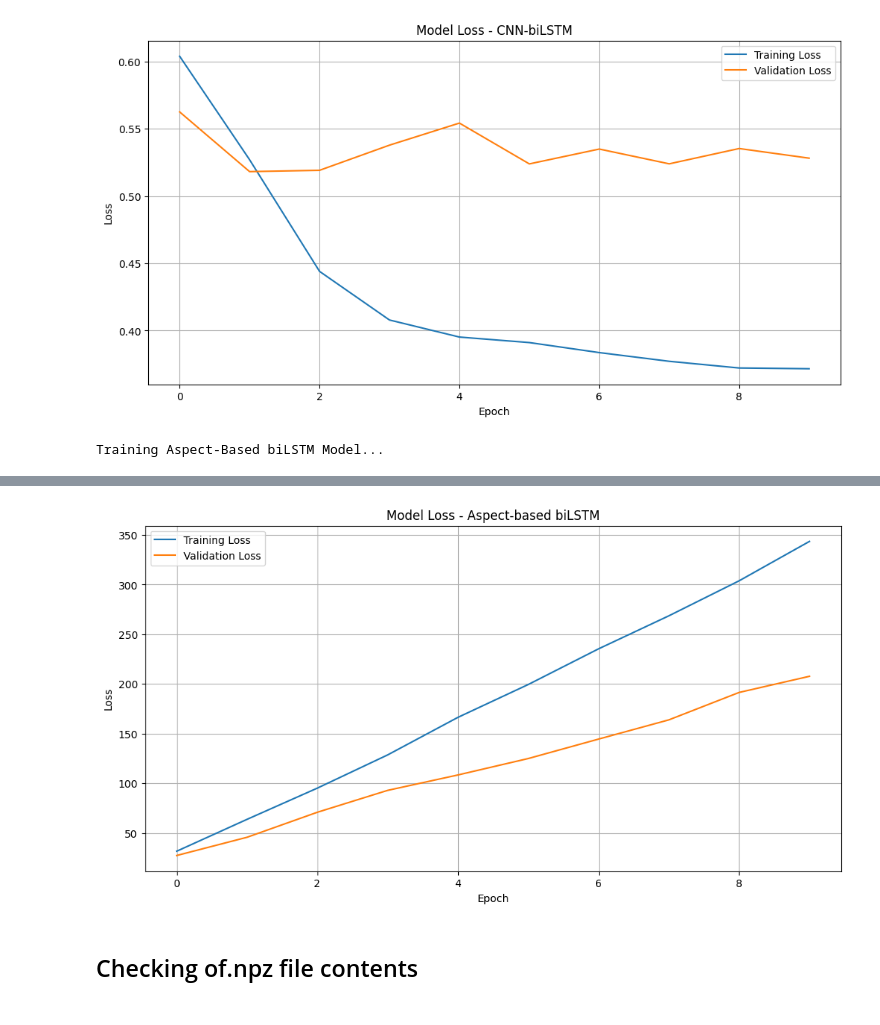
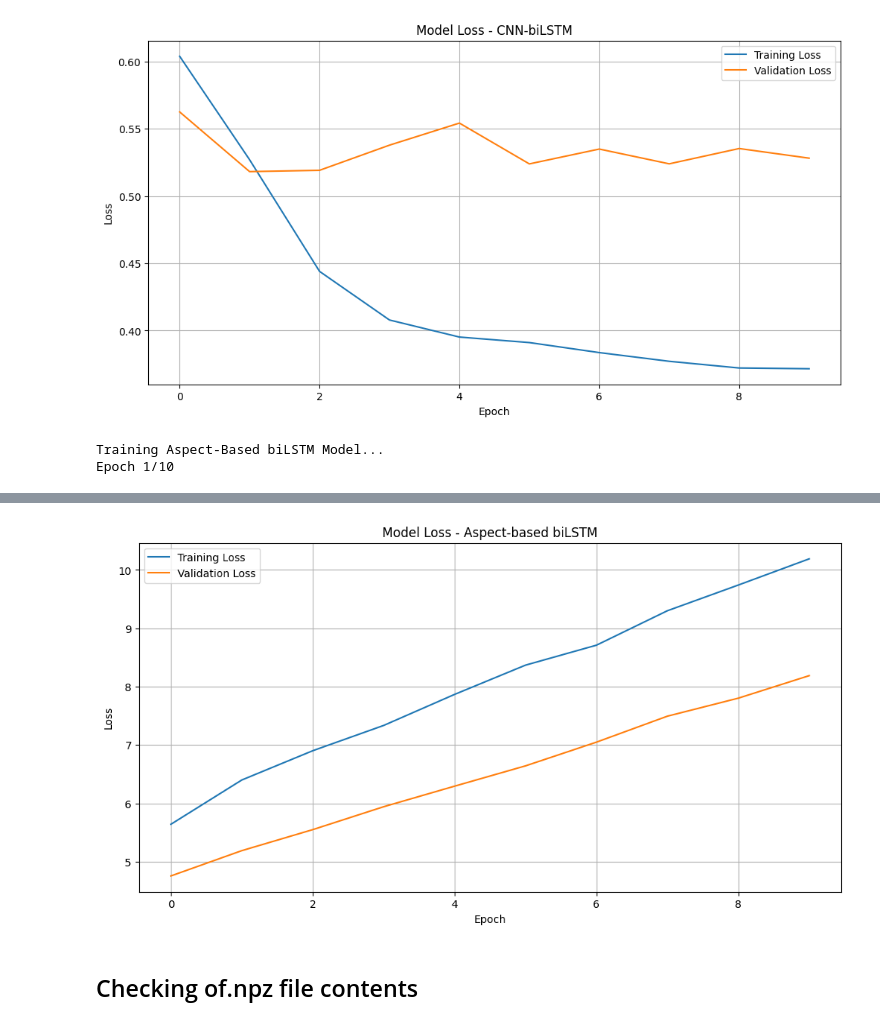
Before and after one commit to sanashii/pointview, a Jupyter notebook: sentiment analysis/cnn_bilstm_model.ipynb, the cells around one changed output, grey strips where cells are left out. Saved outputs shown, nothing was run; the diff lists cells and outputs as text; code cells hidden in the pictures.

```diff
--- a/sentiment analysis/cnn_bilstm_model.ipynb
+++ b/sentiment analysis/cnn_bilstm_model.ipynb
@@ -361,6 +355,7 @@ Epoch 10/10
 # %%
 # Model Training - Aspect-Based biLSTM
 print("Training Aspect-Based biLSTM Model...")
+
 # Load Aspect Data
 aspect_files = glob.glob(r"C:\Users\andyb\Desktop\Coding Files\PointView\datasets\aspect-based\*.csv")
 aspect_data = pd.concat((pd.read_csv(file) for file in aspect_files), ignore_index=True)
@@ -369,17 +364,31 @@ aspect_data = pd.concat((pd.read_csv(file) for file in aspect_files), ignore_ind
 aspect_data['Classification'] = aspect_data['Classification'].fillna('')  # Replace NaN with empty strings
 aspect_data['Classification'] = aspect_data['Classification'].apply(lambda x: x.split(':') if isinstance(x, str) else [])
 
+# Binarize labels
 mlb = MultiLabelBinarizer()
 aspect_labels = mlb.fit_transform(aspect_data['Classification'])
+
+# Tokenize and pad sequences
 aspect_reviews = tokenizer.texts_to_sequences(aspect_data['Opinion'])
-aspect_reviews = pad_sequences(aspect_reviews, maxlen=MAX_SEQUENCE_LENGTH)
+aspect_reviews_padded = pad_sequences(aspect_reviews, maxlen=MAX_SEQUENCE_LENGTH)
 
 # Split Aspect Data
-x_train_aspects, x_test_aspects, y_train_aspects, y_test_aspects = train_test_split(aspect_reviews, aspect_labels, test_size=0.3, random_state=42)
+x_train_aspects, x_test_aspects, y_train_aspects, y_test_aspects = train_test_split(aspect_reviews_padded, aspect_labels, test_size=0.3, random_state=42)
 
 # Define Model
 input_aspect = Input(shape=(MAX_SEQUENCE_LENGTH,), dtype='int32')
 embedding_aspect = Embedding(VOCAB_SIZE, EMBEDDING_DIM, input_length=MAX_SEQUENCE_LENGTH)(input_aspect)
+bi_lstm_aspect = Bidirectional(LSTM(64, return_sequences=False))(embedding_aspect)
+dropout_aspect = Dropout(0.5)(bi_lstm_aspect)
+output_aspect = Dense(mlb.classes_.shape[0], activation='softmax')(dropout_aspect)
+model = Model(inputs=input_aspect, outputs=output_aspect)
+
+# Compile the model
+model.compile(optimizer='adam', loss='categorical_crossentropy', metrics=['accuracy'])
+
+# Train the model
+history = model.fit(x_train_aspects, y_train_aspects, validation_data=(x_test_aspects, y_test_aspects),
+                    epochs=EPOCHS, batch_size=BATCH_SIZE)
 
 # Plot training & validation loss values
 plt.figure(figsize=(12, 6))
@@ -393,3 +402,4 @@ plt.grid(True)
 plt.show()
 # %% [output]
 Training Aspect-Based biLSTM Model...
+Epoch 1/10
@@ -396,4 +425,4 @@ Training Aspect-Based biLSTM Model...
-[figure, old version]
+[figure, new version]
 # %% [markdown]
 ## Checking of.npz file contents
 # %%
```
Also changed, not shown: parts of 3 cells of this notebook, 7 other files.
